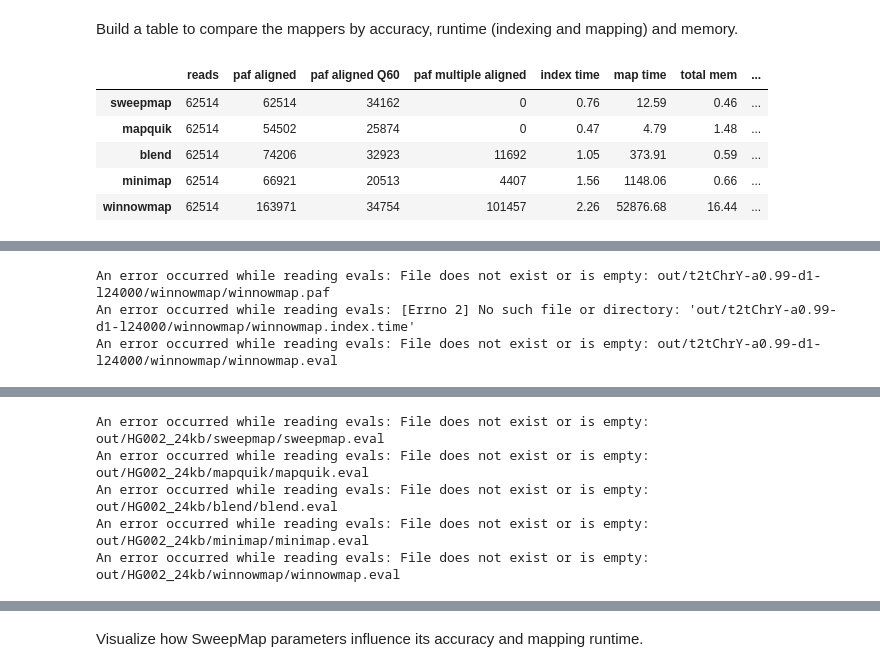
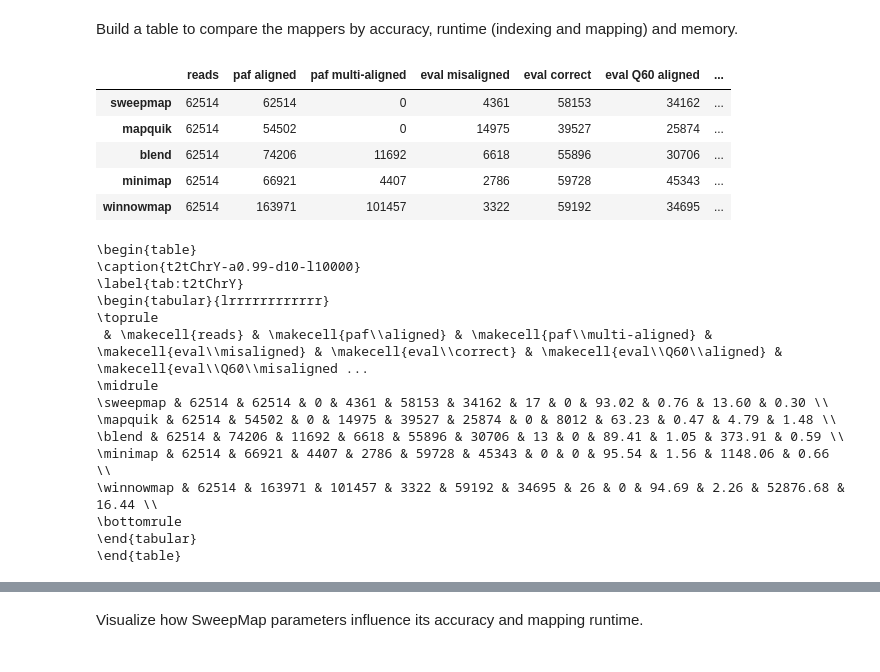
Before and after one commit to pesho-ivanov/shmap, a Jupyter notebook: evals/compare.ipynb, the cells around one changed output, grey strips where cells are left out. Cells and saved outputs as stored; diff of their text form; code cells hidden in the pictures.

Commit message:
better table

```diff
--- a/evals/compare.ipynb
+++ b/evals/compare.ipynb
@@ -38,8 +38,8 @@ def read_paf(pref):
         df = parse_paf(handle, dataframe=True)
     paf = {}
     paf['paf aligned'] = len(df)
-    paf['paf aligned Q60'] = len(df[df['mapping_quality'] == 60])
-    paf['paf multiple aligned'] = len(df) - len(df['query_name'].unique())
+    paf['paf multi-aligned'] = len(df) - len(df['query_name'].unique())
+    #paf['paf aligned Q60'] = len(df[df['mapping_quality'] == 60])
     return pd.Series(paf, dtype='object')
 
 def read_eval(pref):
@@ -52,9 +52,10 @@ def read_eval(pref):
     evals['eval misaligned'] = evaldf['misaligned'].sum()
     q60row = evaldf[evaldf['quality'] == 60]
     assert(len(q60row) == 1)
-    evals['eval aligned Q60'] = q60row['aligned'].values[0]
     #evals['eval unaligned'] = reads - evals['eval aligned']
     evals['eval correct'] = evals['eval aligned'] - evals['eval misaligned']
+    evals['eval Q60 aligned'] = q60row['aligned'].values[0]
+    evals['eval Q60 misaligned'] = q60row['misaligned'].values[0]
     #evals['eval noncorrect%'] = (100.0 * (evals['eval misaligned'] + evals['eval unaligned']) / evals['eval aligned']) #.round(2)
     return pd.Series(evals, dtype='object')
 # %% [markdown]
@@ -85,50 +86,74 @@ def get_comparison_table(refname, experiment, tools):
             row = pd.concat([row, read_paf(d)])     # .paf
         except Exception as e:
             print(f"An error occurred while reading evals: {e}")
             row['paf aligned'] = empty_cell
-            row['paf aligned Q60'] = empty_cell
-            row['paf multiple aligned'] = empty_cell
+            row['paf multi-aligned'] = empty_cell
+            #row['paf aligned Q60'] = empty_cell
+
+        try:
+            row = pd.concat([row, read_eval(d)])    # .eval
+            row['not aligned'] = row['reads'] - row['eval aligned']
+            row['correct %'] = (100.0 * row['eval correct'] / row['reads'])
+            row.drop('eval aligned', inplace=True)
+        except Exception as e:
+            print(f"An error occurred while reading evals: {e}")
+            #row['eval aligned'] = empty_cell
+            row['eval misaligned'] = empty_cell
+            row['eval correct'] = empty_cell
+            row['eval Q60 aligned'] = empty_cell
+            row['eval Q60 misaligned'] = empty_cell
+            row['not aligned'] = empty_cell
+            row['correct %'] = empty_cell
 
         try:
             row = pd.concat([row, read_times(d)])   # .time, .index.time
         except Exception as e:
             print(f"An error occurred while reading evals: {e}")
             row['index time'] = empty_cell
             row['map time'] = empty_cell
             row['total mem'] = empty_cell
-
-        try:
-            row = pd.concat([row, read_eval(d)])    # .eval
-            row['correct %'] = (100.0 * row['eval correct'] / row['reads'])
-        except Exception as e:
-            print(f"An error occurred while reading evals: {e}")
-            row['eval aligned'] = empty_cell
-            row['eval misaligned'] = empty_cell
-            row['eval aligned Q60'] = empty_cell
-            row['eval correct'] = empty_cell
-            row['correct %'] = empty_cell
         rows.append(row)
     alldf = pd.DataFrame(rows)
     alldf = alldf.set_index('tool')
     alldf.index.name = None
     return alldf
 
 latex = ""
 #display(HTML(css))
 for refname, data in experiments:
     df = get_comparison_table(refname, data, tools).round(2)
     css = """ <style> table { font-family: "Courier New", Courier, monospace; } </style> """
     display(df)
+    df.index = df.index.map(lambda x: f'\\{x}')
+    df.columns = df.columns.str.replace(' ', '\\\\')
+    df.columns = df.columns.str.replace('%', '\%')
+    df.columns = df.columns.map(lambda x: '\makecell{' + x + '}')
     #df = df.astype(str).map(lambda x: x.rstrip('0').rstrip('.') if '.' in x else x)
-    latex += df.to_latex(escape=True, label=f'tab:{refname}', caption=data, float_format = lambda x: '{:0.2f}'.format(x) if pd.notna(x) else '-')
+    latex += df.to_latex(escape=False, label=f'tab:{refname}', caption=data, float_format = lambda x: '{:0.2f}'.format(x) if pd.notna(x) else '-')
     #latex += df.to_latex(float_format = lambda x: '{:0.2f}'.format(x) if pd.notna(x) else '-')
     latex += '\n'
+    print(latex)
 
 print(latex)
 # %% [output]
-|  | reads | paf aligned | paf aligned Q60 | paf multiple aligned | index time | map time | total mem | ... |
-| sweepmap | 62514 | 62514 | 34162 | 0 | 0.76 | 12.59 | 0.46 | ... |
-| mapquik | 62514 | 54502 | 25874 | 0 | 0.47 | 4.79 | 1.48 | ... |
-| blend | 62514 | 74206 | 32923 | 11692 | 1.05 | 373.91 | 0.59 | ... |
-| minimap | 62514 | 66921 | 20513 | 4407 | 1.56 | 1148.06 | 0.66 | ... |
-| winnowmap | 62514 | 163971 | 34754 | 101457 | 2.26 | 52876.68 | 16.44 | ... |
+|  | reads | paf aligned | paf multi-aligned | eval misaligned | eval correct | eval Q60 aligned | ... |
+| sweepmap | 62514 | 62514 | 0 | 4361 | 58153 | 34162 | ... |
+| mapquik | 62514 | 54502 | 0 | 14975 | 39527 | 25874 | ... |
+| blend | 62514 | 74206 | 11692 | 6618 | 55896 | 30706 | ... |
+| minimap | 62514 | 66921 | 4407 | 2786 | 59728 | 45343 | ... |
+| winnowmap | 62514 | 163971 | 101457 | 3322 | 59192 | 34695 | ... |
+\begin{table}
+\caption{t2tChrY-a0.99-d10-l10000}
+\label{tab:t2tChrY}
+\begin{tabular}{lrrrrrrrrrrrr}
+\toprule
+ & \makecell{reads} & \makecell{paf\\aligned} & \makecell{paf\\multi-aligned} & \makecell{eval\\misaligned} & \makecell{eval\\correct} & \makecell{eval\\Q60\\aligned} & \makecell{eval\\Q60\\misaligned ...
+\midrule
+\sweepmap & 62514 & 62514 & 0 & 4361 & 58153 & 34162 & 17 & 0 & 93.02 & 0.76 & 13.60 & 0.30 \\
+\mapquik & 62514 & 54502 & 0 & 14975 & 39527 & 25874 & 0 & 8012 & 63.23 & 0.47 & 4.79 & 1.48 \\
+\blend & 62514 & 74206 & 11692 & 6618 & 55896 & 30706 & 13 & 0 & 89.41 & 1.05 & 373.91 & 0.59 \\
+\minimap & 62514 & 66921 & 4407 & 2786 & 59728 & 45343 & 0 & 0 & 95.54 & 1.56 & 1148.06 & 0.66 \\
+\winnowmap & 62514 & 163971 & 101457 & 3322 & 59192 & 34695 & 26 & 0 & 94.69 & 2.26 & 52876.68 & 16.44 \\
+\bottomrule
+\end{tabular}
+\end{table}
@@ -141,3 +165,0 @@ print(latex)
-An error occurred while reading evals: File does not exist or is empty: out/t2tChrY-a0.99-d1-l24000/winnowmap/winnowmap.paf
-An error occurred while reading evals: [Errno 2] No such file or directory: 'out/t2tChrY-a0.99-d1-l24000/winnowmap/winnowmap.index.time'
-An error occurred while reading evals: File does not exist or is empty: out/t2tChrY-a0.99-d1-l24000/winnowmap/winnowmap.eval
@@ -150,5 +188,0 @@ An error occurred while reading evals: File does not exist or is empty: out/t2tC
-An error occurred while reading evals: File does not exist or is empty: out/HG002_24kb/sweepmap/sweepmap.eval
-An error occurred while reading evals: File does not exist or is empty: out/HG002_24kb/mapquik/mapquik.eval
-An error occurred while reading evals: File does not exist or is empty: out/HG002_24kb/blend/blend.eval
-An error occurred while reading evals: File does not exist or is empty: out/HG002_24kb/minimap/minimap.eval
-An error occurred while reading evals: File does not exist or is empty: out/HG002_24kb/winnowmap/winnowmap.eval
```
Also changed, not shown: parts of 1 cell of this notebook.
